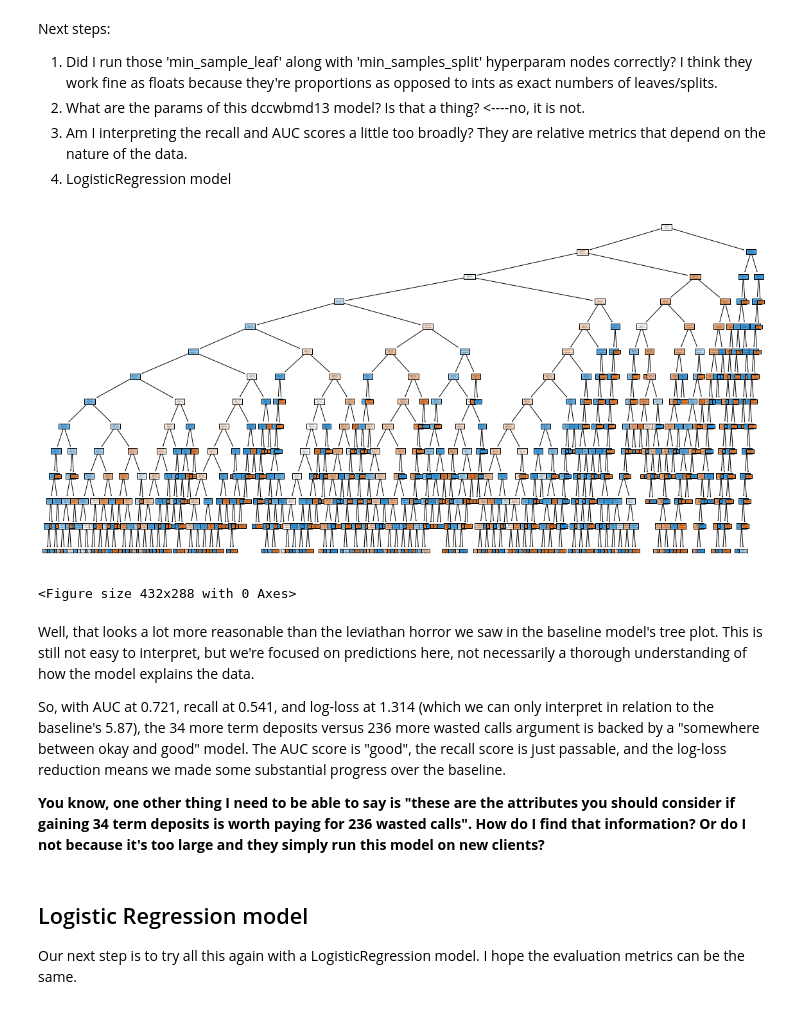
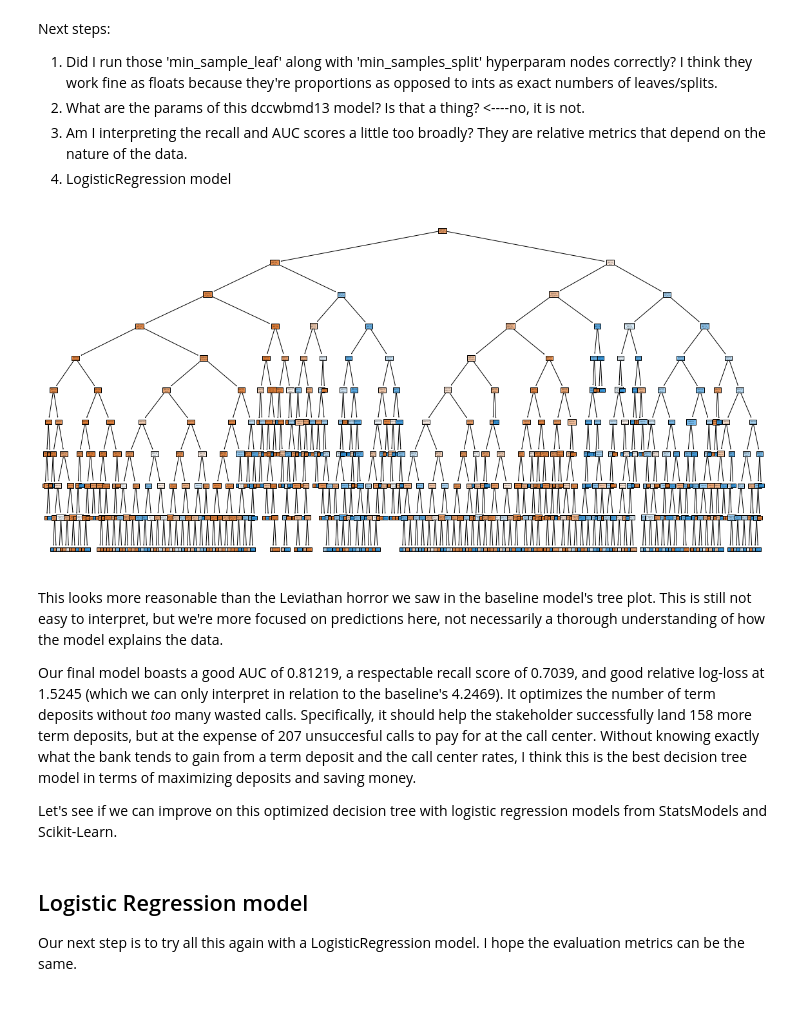
Before and after one commit to joeldmott/bank_marketing_classification_project, a Jupyter notebook: project_notebook.ipynb, the cells around one changed output. Drawn from its saved outputs; the diff is of its cells as text; code cells hidden in the pictures.

Commit message:
finished decision tree model - saving before moving the StatsModels Logit beneath it

```diff
--- a/project_notebook.ipynb
+++ b/project_notebook.ipynb
@@ -1218,7 +1201,7 @@ balanced_class_log_loss
 Great stuff, now let's try iterating through various modes for the model's 'max_depth' hyperparameter first:
 # %%
 #Let's try up to 12 for now since it takes a minute for my laptop to run just one model
-max_depth = np.arange(1,13)
+max_depth = np.arange(1,20)
 
 #setup lists for plotting
 train_auc_values = []
@@ -1229,19 +1212,19 @@ for i in max_depth:
     #initialize & train the classifier
     temp_clf = DecisionTreeClassifier(criterion="entropy",
                                       random_state=713,
-                                      class_weight="balanced",
                                       max_depth=i)
-    temp_clf.fit(X_train_ohe, y_train)
+    temp_clf.fit(X_train_preprocessed_under, y_train_under)
     #calculate & append training AUC
-    y_train_hat = temp_clf.predict(X_train_ohe)
+    y_train_hat = temp_clf.predict(X_train_preprocessed)
     train_fpr, train_tpr, train_thresholds = roc_curve(y_train, y_train_hat)
     train_roc_auc = auc(train_fpr, train_tpr)
     train_auc_values.append(train_roc_auc)
     #calculate & append AUC
-    y_test_hat = temp_clf.predict(X_test_ohe)
+    y_test_hat = temp_clf.predict(X_test_preprocessed)
     test_fpr, test_tpr, test_thresholds = roc_curve(y_test, y_test_hat)
     test_roc_auc = auc(test_fpr, test_tpr)
     test_auc_values.append(test_roc_auc)
+print("best test score:", max(test_auc_values))
 #Plot
 fig, ax = plt.subplots()
 ax.plot(max_depth, train_auc_values, color='mediumseagreen', label='Train AUC scores')
@@ -1249,6 +1232,6 @@ ax.plot(max_depth, test_auc_values, color='darkorange', label='Test AUC scores')
 ax.set_title('Train versus Test AUC scores')
 ax.set_xlabel('max_depth hyperparameter setting')
 ax.set_ylabel('AUC')
-#ax.vlines(3, ymin=0.70, ymax=0.935, color='k', linestyle='--', label="my best guess")
+ax.vlines(10, ymin=0.5, ymax=0.935, color='k', linestyle='--', label="best test AUC score")
 ax.legend();
 # %% [output]
@@ -1302,7 +1242,6 @@ Good news, that's the best AUC so far, even if it's just a little better than th
 # %%
-clf_balanced_class_md_13 = DecisionTreeClassifier(criterion='entropy',
+clf_undersample_60_md_10 = DecisionTreeClassifier(criterion='entropy',
                                                   random_state=713,
-                                                  class_weight="balanced",
-                                                  max_depth=13)
-clf_balanced_class_md_13.fit(X_train_ohe, y_train)
+                                                  max_depth=10)
+clf_undersample_60_md_10.fit(X_train_preprocessed_under, y_train_under)
 # %% [output]
@@ -1340,19 +1278,19 @@ for i in min_samples_split:
     #initialize & train the classifier
     temp_clf = DecisionTreeClassifier(criterion='entropy',
                                       random_state=713,
-                                      class_weight="balanced",
                                       min_samples_split=i)
-    temp_clf.fit(X_train_ohe, y_train)
+    temp_clf.fit(X_train_preprocessed_under, y_train_under)
     #calculate & append training AUC
-    y_train_hat = temp_clf.predict(X_train_ohe)
+    y_train_hat = temp_clf.predict(X_train_preprocessed)
     train_fpr, train_tpr, train_thresholds = roc_curve(y_train, y_train_hat)
     train_roc_auc = auc(train_fpr, train_tpr)
     train_auc_values.append(train_roc_auc)
     #calculate & append AUC
-    y_test_hat = temp_clf.predict(X_test_ohe)
+    y_test_hat = temp_clf.predict(X_test_preprocessed)
     test_fpr, test_tpr, test_thresholds = roc_curve(y_test, y_test_hat)
     test_roc_auc = auc(test_fpr, test_tpr)
     test_auc_values.append(test_roc_auc)
+print("best test AUC score:", max(test_auc_values))
 #Plot
 fig, ax = plt.subplots()
 ax.plot(min_samples_split, train_auc_values, color='darkgoldenrod', label='Train AUC scores')
@@ -1379,19 +1318,19 @@ for i in min_samples_leaf:
     #initialize & train the classifier
     temp_clf = DecisionTreeClassifier(criterion='entropy',
                                       random_state=713,
-                                      class_weight="balanced",
                                       min_samples_leaf=i)
-    temp_clf.fit(X_train_ohe, y_train)
+    temp_clf.fit(X_train_preprocessed_under, y_train_under)
     #calculate & append training AUC
-    y_train_hat = temp_clf.predict(X_train_ohe)
+    y_train_hat = temp_clf.predict(X_train_preprocessed)
     train_fpr, train_tpr, train_thresholds = roc_curve(y_train, y_train_hat)
     train_roc_auc = auc(train_fpr, train_tpr)
     train_auc_values.append(train_roc_auc)
     #calculate & append AUC
-    y_test_hat = temp_clf.predict(X_test_ohe)
+    y_test_hat = temp_clf.predict(X_test_preprocessed)
     test_fpr, test_tpr, test_thresholds = roc_curve(y_test, y_test_hat)
     test_roc_auc = auc(test_fpr, test_tpr)
     test_auc_values.append(test_roc_auc)
+print("best test AUC score:", max(test_auc_values))
 #Plot
 fig, ax = plt.subplots()
 ax.plot(min_samples_leaf, train_auc_values, color='firebrick', label='Train AUC scores')
@@ -1439,11 +1377,10 @@ Next steps:
 # %%
 #Checking out the tree plot
 fig, ax = plt.subplots(figsize=(20,10))
-tree.plot_tree(clf_balanced_class_md_13,
-              feature_names = ohe_df.columns,
+tree.plot_tree(clf_undersample_60_md_10,
+              feature_names = X_train_preprocessed_under.columns,
               class_names = np.unique(y).astype('str'),
               filled=True)
 plt.show();
 # %% [output]
-[figure, old version]
+[figure, new version]
-<Figure size 432x288 with 0 Axes>
@@ -1461,9 +1387,9 @@ plt.show();
 # %% [markdown]
-Well, that looks a lot more reasonable than the leviathan horror we saw in the baseline model's tree plot. This is still not easy to interpret, but we're focused on predictions here, not necessarily a thorough understanding of how the model explains the data.
+This looks more reasonable than the Leviathan horror we saw in the baseline model's tree plot. This is still not easy to interpret, but we're more focused on predictions here, not necessarily a thorough understanding of how the model explains the data.
 
-So, with AUC at 0.721, recall at 0.541, and log-loss at 1.314 (which we can only interpret in relation to the baseline's 5.87), the 34 more term deposits versus 236 more wasted calls argument is backed by a "somewhere between okay and good" model. The AUC score is "good", the recall score is just passable, and the log-loss reduction means we made some substantial progress over the baseline.
+Our final model boasts a good AUC of 0.81219, a respectable recall score of 0.7039, and good relative log-loss at 1.5245 (which we can only interpret in relation to the baseline's 4.2469). It optimizes the number of term deposits without *too* many wasted calls. Specifically, it should help the stakeholder successfully land 158 more term deposits, but at the expense of 207 unsuccesful calls to pay for at the call center. Without knowing exactly what the bank tends to gain from a term deposit and the call center rates, I think this is the best decision tree model in terms of maximizing deposits and saving money.
 
-**You know, one other thing I need to be able to say is "these are the attributes you should consider if gaining 34 term deposits is worth paying for 236 wasted calls". How do I find that information? Or do I not because it's too large and they simply run this model on new clients?**
+Let's see if we can improve on this optimized decision tree with logistic regression models from StatsModels and Scikit-Learn.
 # %% [markdown]
 ## Logistic Regression model
 
```
Also changed, not shown: parts of 82 cells of this notebook.
